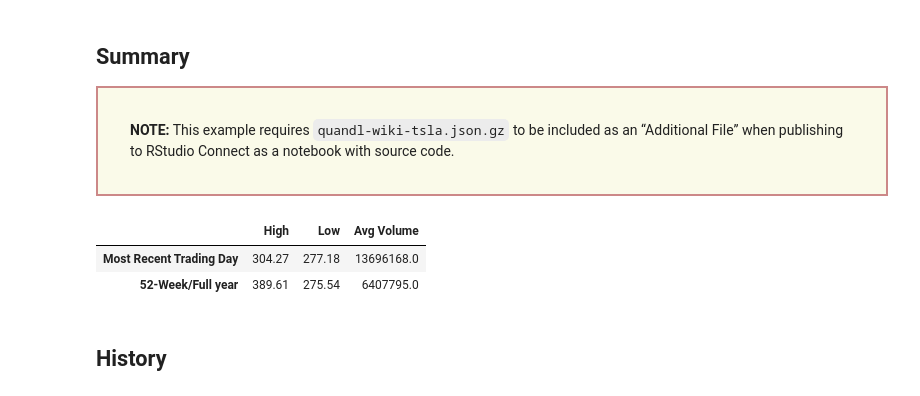
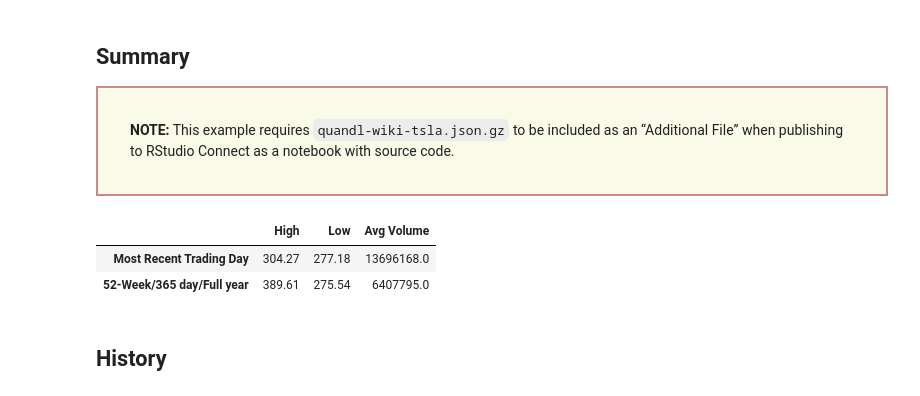
Before and after one commit to jthomasmock/rstudio-team-demo, a Jupyter notebook: stock-report-jupyter/stock-report-jupyter.ipynb, the cells around one changed output. Drawn from its saved outputs; the diff is of its cells as text; code cells hidden in the pictures.

```diff
--- a/stock-report-jupyter/stock-report-jupyter.ipynb
+++ b/stock-report-jupyter/stock-report-jupyter.ipynb
@@ -10,32 +10,32 @@
 # %%
 import datetime
 import gzip
 
 import pandas as pd
 import matplotlib.pyplot as plt
 
 %matplotlib inline
 
 prices = pd.read_json(gzip.open('quandl-wiki-tsla.json.gz'), orient='split')
 
 data=[
     [
         prices.last('1d')['High'].values[0],
         prices.last('1d')['Low'].values[0],
         prices.last('1d')['Volume'].values[0].round(),
     ],
     [
         prices.asfreq('D').rolling(window=52*7, min_periods=1).max().last('1d')['High'].values[0],
         prices.asfreq('D').rolling(window=52*7, min_periods=1).min().last('1d')['Low'].values[0],
         prices.asfreq('D').rolling(window=52*7, min_periods=1).mean().last('1d')['Volume'].values[0].round(),
     ]
 ]
 
-pd.DataFrame(data, columns=['High', 'Low', 'Avg Volume'], index=['Most Recent Trading Day', '52-Week/Full year'])
+pd.DataFrame(data, columns=['High', 'Low', 'Avg Volume'], index=['Most Recent Trading Day', '52-Week/365 day/Full year'])
 # %% [output]
 |  | High | Low | Avg Volume |
 | Most Recent Trading Day | 304.27 | 277.18 | 13696168.0 |
-| 52-Week/Full year | 389.61 | 275.54 | 6407795.0 |
+| 52-Week/365 day/Full year | 389.61 | 275.54 | 6407795.0 |
 # %% [markdown]
 ## History
 # %%
```
Also changed, not shown: parts of 4 cells of this notebook, 10 other files.
